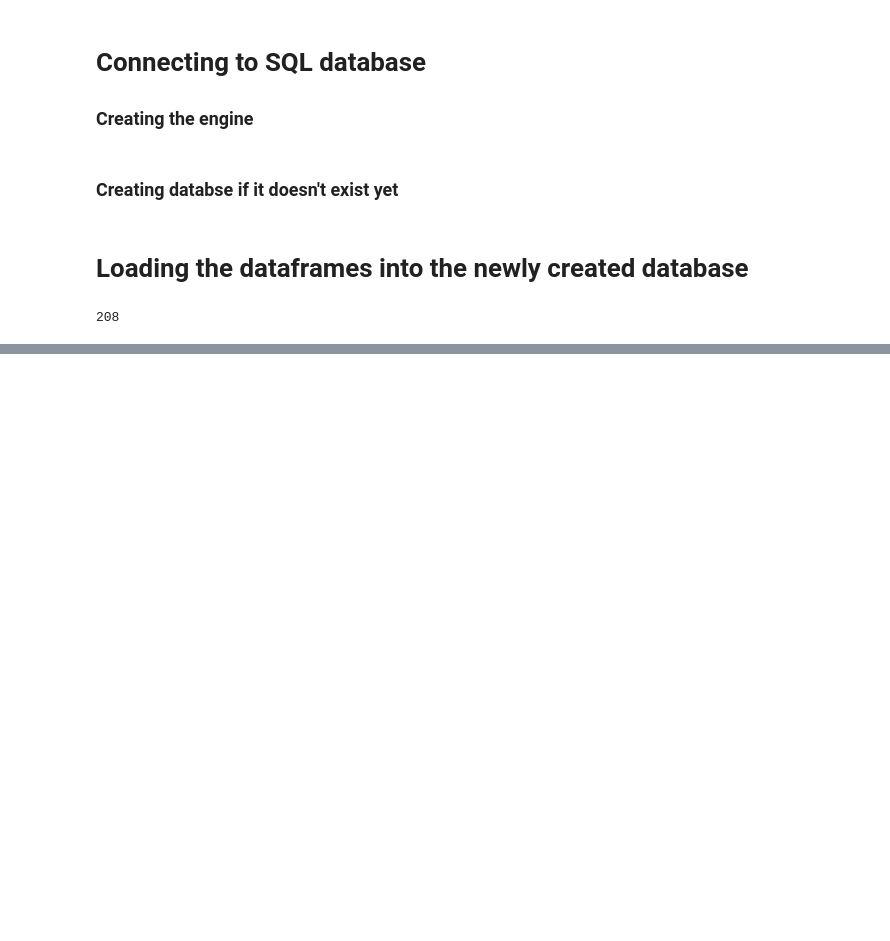
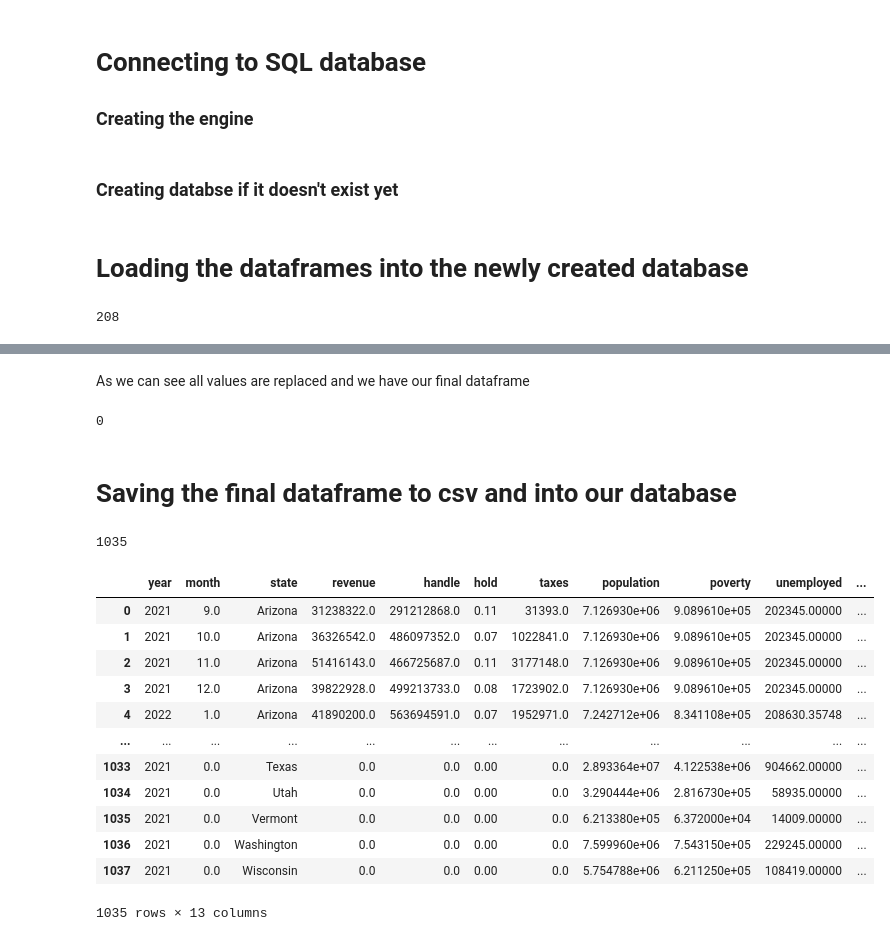
Before and after one commit to GiancarloSanna/Mid_Bootcamp_Project, a Jupyter notebook: 5 SQL Save and Read.ipynb, the cells around one changed output, grey strips where cells are left out. Saved outputs shown, nothing was run; the diff lists cells and outputs as text; code cells hidden in the pictures; blank space fills up the shorter version.

```diff
--- a/5 SQL Save and Read.ipynb
+++ b/5 SQL Save and Read.ipynb
@@ -40,0 +358,22 @@ population.to_sql("population", engine, if_exists = "replace")
+# %%
+pop22 = []
+pov22 = []
+une22 = []
+inc22 = []
+# %%
+for i in statelist:
+    # get value for 2020
+    pop20 = helpframe[(helpframe['state'] == i) & (helpframe['year'] == 2020)]['population'].values[0]
+    pov20 = helpframe[(helpframe['state'] == i) & (helpframe['year'] == 2020)]['poverty'].values[0]
+    une20 = helpframe[(helpframe['state'] == i) & (helpframe['year'] == 2020)]['unemployed'].values[0]
+    inc20 = helpframe[(helpframe['state'] == i) & (helpframe['year'] == 2020)]['med_income'].values[0]
+    # get value for 2021
+    pop21 = helpframe[(helpframe['state'] == i) & (helpframe['year'] == 2021)]['population'].values[0]
+    pov21 = helpframe[(helpframe['state'] == i) & (helpframe['year'] == 2021)]['poverty'].values[0]
+    une21 = helpframe[(helpframe['state'] == i) & (helpframe['year'] == 2021)]['unemployed'].values[0]
+    inc21 = helpframe[(helpframe['state'] == i) & (helpframe['year'] == 2021)]['med_income'].values[0]
+    # inserting the values in the same order as the statelist
+    pop22.append(pop21*(pop21/pop20))
+    pov22.append(pov21*(pov21/pov20))
+    une22.append(une21*(une21/une20))
+    inc22.append(inc21*(inc21/inc20))
@@ -40,0 +405,3 @@ population.to_sql("population", engine, if_exists = "replace")
+# %%
+df = df.fillna(0)
+df.isna().sum()
@@ -40,0 +429,19 @@ population.to_sql("population", engine, if_exists = "replace")
+# %%
+# Now for every row that contains a 0 we replace the values with our calculated ones
+for rownum in range(len(df.index)):
+    if df.iloc[rownum]['population'] == 0:
+        # We check which position in our lists the state and the corresponding values have
+        index = statelist.index(df.iloc[rownum]['state'])
+        # We insert the values
+        df.at[rownum,'population'] = pop22[index]
+        df.at[rownum,'poverty'] = pov22[index]
+        df.at[rownum,'unemployed'] = une22[index]
+        df.at[rownum,'med_income'] = inc22[index]
+# %% [markdown]
+As we can see all values are replaced and we have our final dataframe
+# %%
+len(df[df['population']==0])
+# %% [output]
+0
+# %% [markdown]
+# Saving the final dataframe to csv and into our database
@@ -40,0 +451,21 @@ population.to_sql("population", engine, if_exists = "replace")
+# %%
+# To database
+df.to_sql("complete", engine, if_exists = "replace")
+# %% [output]
+1035
+# %%
+df
+# %% [output]
+|  | year | month | state | revenue | handle | hold | taxes | population | poverty | unemployed | ... |
+| 0 | 2021 | 9.0 | Arizona | 31238322.0 | 291212868.0 | 0.11 | 31393.0 | 7.126930e+06 | 9.089610e+05 | 202345.00000 | ... |
+| 1 | 2021 | 10.0 | Arizona | 36326542.0 | 486097352.0 | 0.07 | 1022841.0 | 7.126930e+06 | 9.089610e+05 | 202345.00000 | ... |
+| 2 | 2021 | 11.0 | Arizona | 51416143.0 | 466725687.0 | 0.11 | 3177148.0 | 7.126930e+06 | 9.089610e+05 | 202345.00000 | ... |
+| 3 | 2021 | 12.0 | Arizona | 39822928.0 | 499213733.0 | 0.08 | 1723902.0 | 7.126930e+06 | 9.089610e+05 | 202345.00000 | ... |
+| 4 | 2022 | 1.0 | Arizona | 41890200.0 | 563694591.0 | 0.07 | 1952971.0 | 7.242712e+06 | 8.341108e+05 | 208630.35748 | ... |
+| ... | ... | ... | ... | ... | ... | ... | ... | ... | ... | ... | ... |
+| 1033 | 2021 | 0.0 | Texas | 0.0 | 0.0 | 0.00 | 0.0 | 2.893364e+07 | 4.122538e+06 | 904662.00000 | ... |
+| 1034 | 2021 | 0.0 | Utah | 0.0 | 0.0 | 0.00 | 0.0 | 3.290444e+06 | 2.816730e+05 | 58935.00000 | ... |
+| 1035 | 2021 | 0.0 | Vermont | 0.0 | 0.0 | 0.00 | 0.0 | 6.213380e+05 | 6.372000e+04 | 14009.00000 | ... |
+| 1036 | 2021 | 0.0 | Washington | 0.0 | 0.0 | 0.00 | 0.0 | 7.599960e+06 | 7.543150e+05 | 229245.00000 | ... |
+| 1037 | 2021 | 0.0 | Wisconsin | 0.0 | 0.0 | 0.00 | 0.0 | 5.754788e+06 | 6.211250e+05 | 108419.00000 | ... |
+1035 rows × 13 columns
```
Also changed, not shown: parts of 48 cells of this notebook, 5 other files.
